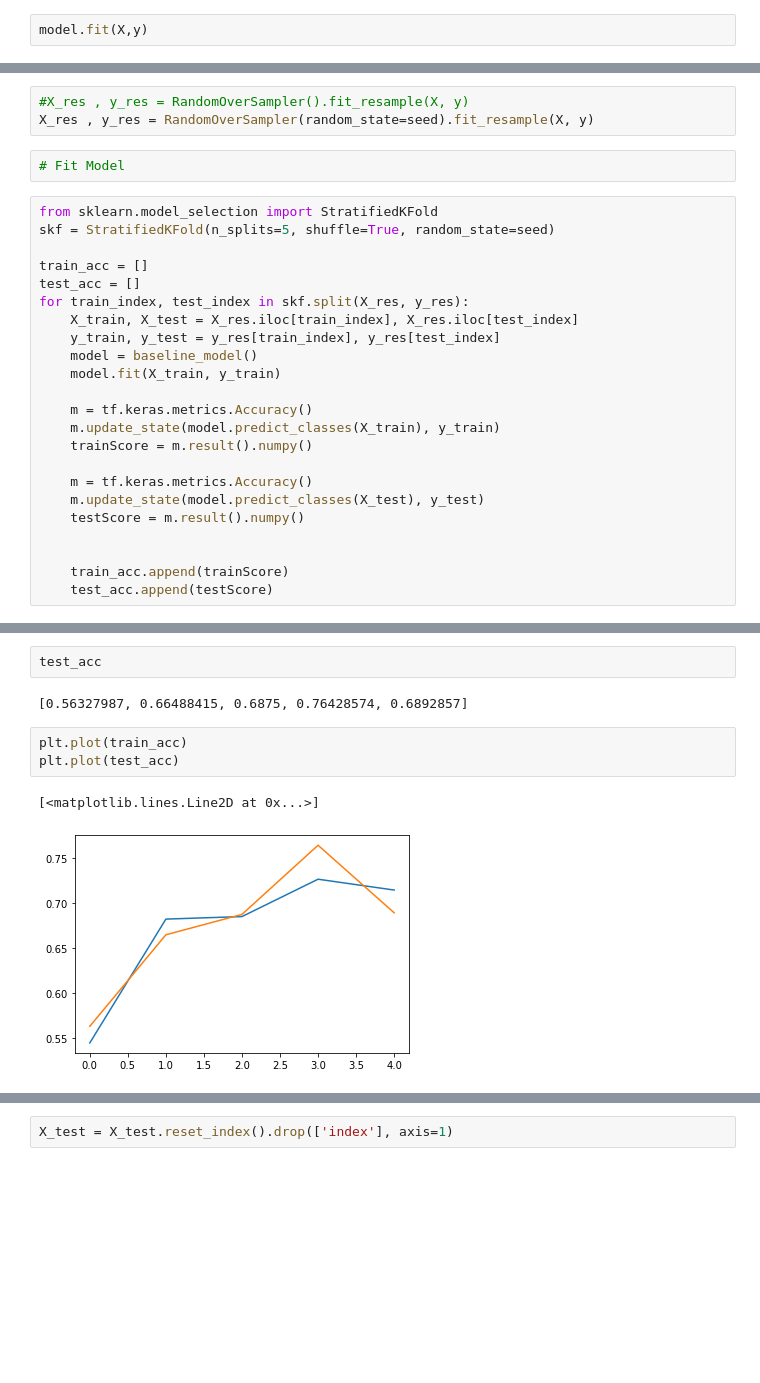
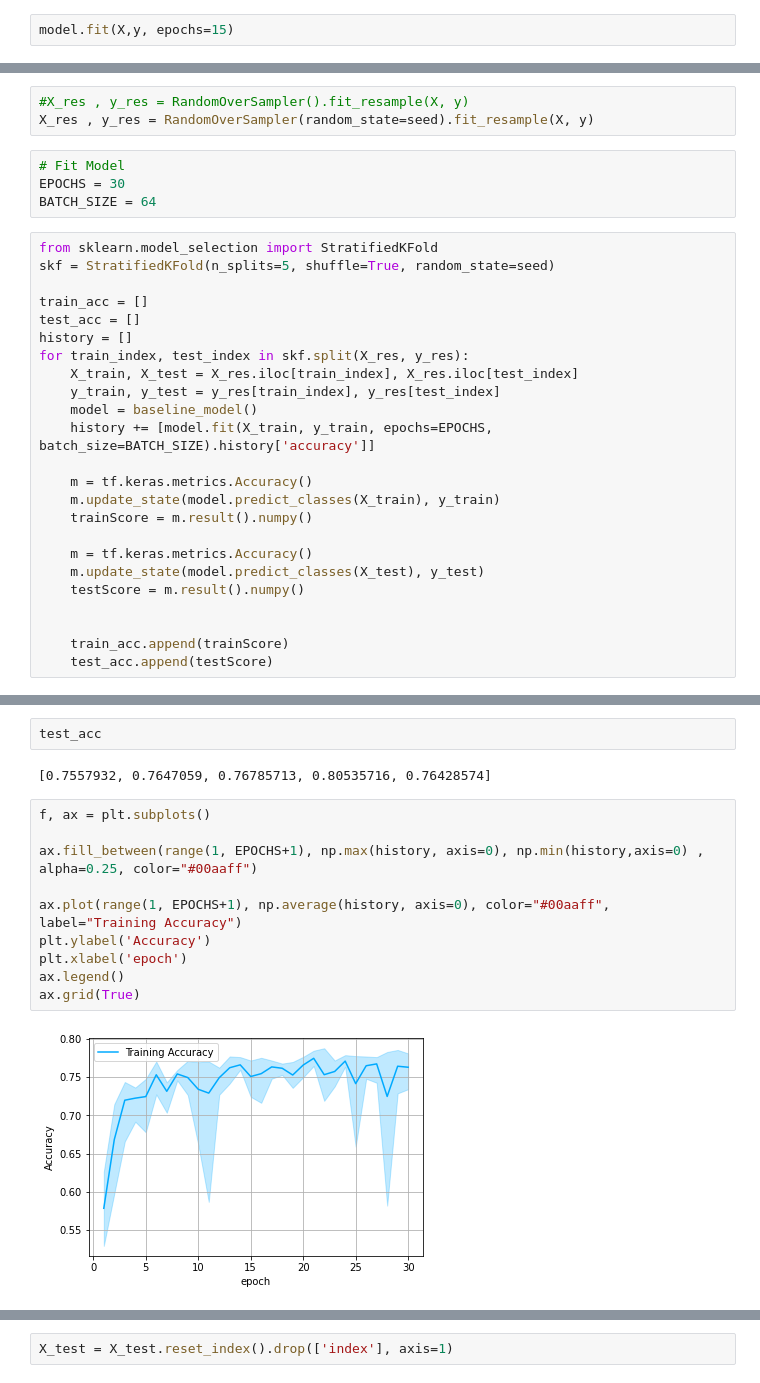
Before and after one commit to grathyaaaa/model-stroke, a Jupyter notebook: stroke-model.ipynb, the cells around one changed output, grey strips where cells are left out. Cells and saved outputs as stored; diff of their text form; blank space fills up the shorter version.

```diff
--- a/stroke-model.ipynb
+++ b/stroke-model.ipynb
@@ -97,6 +97,6 @@ def baseline_model():
 # %%
 model = baseline_model()
 # %%
-model.fit(X,y)
+model.fit(X,y, epochs=15)
 # %% [output]
 Train on 1555 samples
@@ -113,17 +128,20 @@ Train on 1555 samples
 X_res , y_res = RandomOverSampler(random_state=seed).fit_resample(X, y)
 # %%
 # Fit Model
+EPOCHS = 30
+BATCH_SIZE = 64
 # %%
 from sklearn.model_selection import StratifiedKFold
 skf = StratifiedKFold(n_splits=5, shuffle=True, random_state=seed)
 
 train_acc = []
 test_acc = []
+history = []
 for train_index, test_index in skf.split(X_res, y_res):
     X_train, X_test = X_res.iloc[train_index], X_res.iloc[test_index]
     y_train, y_test = y_res[train_index], y_res[test_index]
     model = baseline_model()
-    model.fit(X_train, y_train)
+    history += [model.fit(X_train, y_train, epochs=EPOCHS, batch_size=BATCH_SIZE).history['accuracy']]
 
     m = tf.keras.metrics.Accuracy()
     m.update_state(model.predict_classes(X_train), y_train)
@@ -154,10 +179,16 @@ train_acc
 # %%
 test_acc
 # %% [output]
-[0.56327987, 0.66488415, 0.6875, 0.76428574, 0.6892857]
+[0.7557932, 0.7647059, 0.76785713, 0.80535716, 0.76428574]
-# %%
-plt.plot(train_acc)
-plt.plot(test_acc)
-# %% [output]
-[<matplotlib.lines.Line2D at 0x...>]
-[figure, removed]
+# %%
+f, ax = plt.subplots()
+
+ax.fill_between(range(1, EPOCHS+1), np.max(history, axis=0), np.min(history,axis=0) , alpha=0.25, color="#00aaff")
+
+ax.plot(range(1, EPOCHS+1), np.average(history, axis=0), color="#00aaff", label="Training Accuracy")
+plt.ylabel('Accuracy')
+plt.xlabel('epoch')
+ax.legend()
+ax.grid(True)
+# %% [output]
+[figure, added]
```
Also changed, not shown: parts of 14 cells of this notebook.
